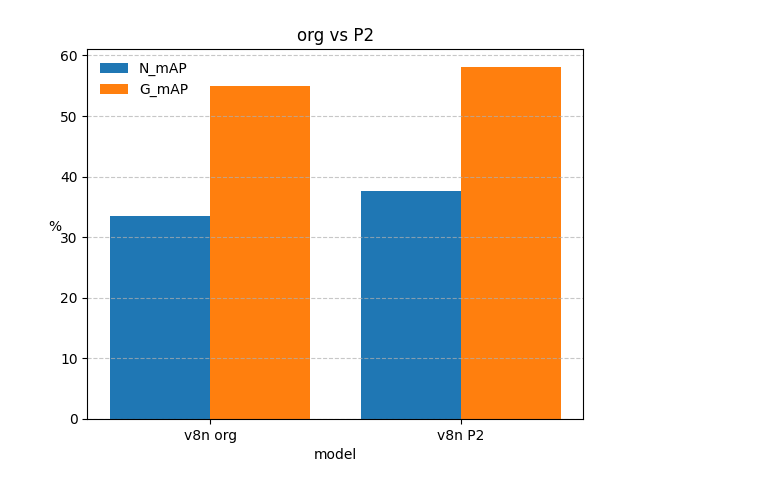
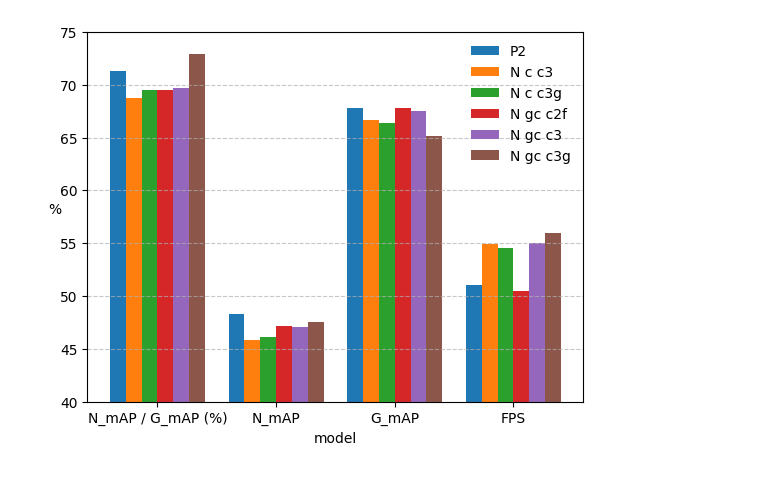
Before and after one commit to Lee-chan-hyeok/Nextchip_Autonomous_Driving_Contest, a Jupyter notebook: analysing/exp_result/exp_graph_sechan.ipynb, the cells around one changed output. Drawn from its saved outputs; the diff is of its cells as text; code cells hidden in the pictures.

```diff
--- a/analysing/exp_result/exp_graph_sechan.ipynb
+++ b/analysing/exp_result/exp_graph_sechan.ipynb
@@ -6,24 +6,26 @@ import excel_tool
 exp_list = pd.read_csv('../../documents/exp_list.csv', index_col= 0)
 # %%
 name_list = [
-        # 'v8s_org_t',
-        # 'v8s_P2_t',
-        'v8n_org_t',
-        'v8n_P2_t',
+                'v8s_P2_tv',
+                'v8s_P2_N c c3_tv',
+                'v8s_P2_N c c3g_tv',
+                'v8s_P2_N gc c2f_tv',
+                'v8s_P2_N gc c3_tv',
+                'v8s_P2_N gc c3g_tv',
             ]
 
 labels = [
-        # 'N_mAP / G_mAP (%)',
+        'N_mAP / G_mAP (%)',
         'N_mAP',
         'G_mAP',
         # 'params',
-        # 'FPS',
+        'FPS',
         ]
 
 # plt.figure(figsize=())
-excel_tool.exp_graph('model', '%', 'org vs P2', name_list, [0, 1], labels)
+excel_tool.exp_graph_modified('model', '%', '', name_list, [-2, -1], labels, y_lim= [40, 75])
 # %% [output]
-[figure, old version]
+[figure, new version]
 # %%
 # name_list = [
 #         'v8s_P2_tv',
```
Also changed, not shown: 19 other files.
